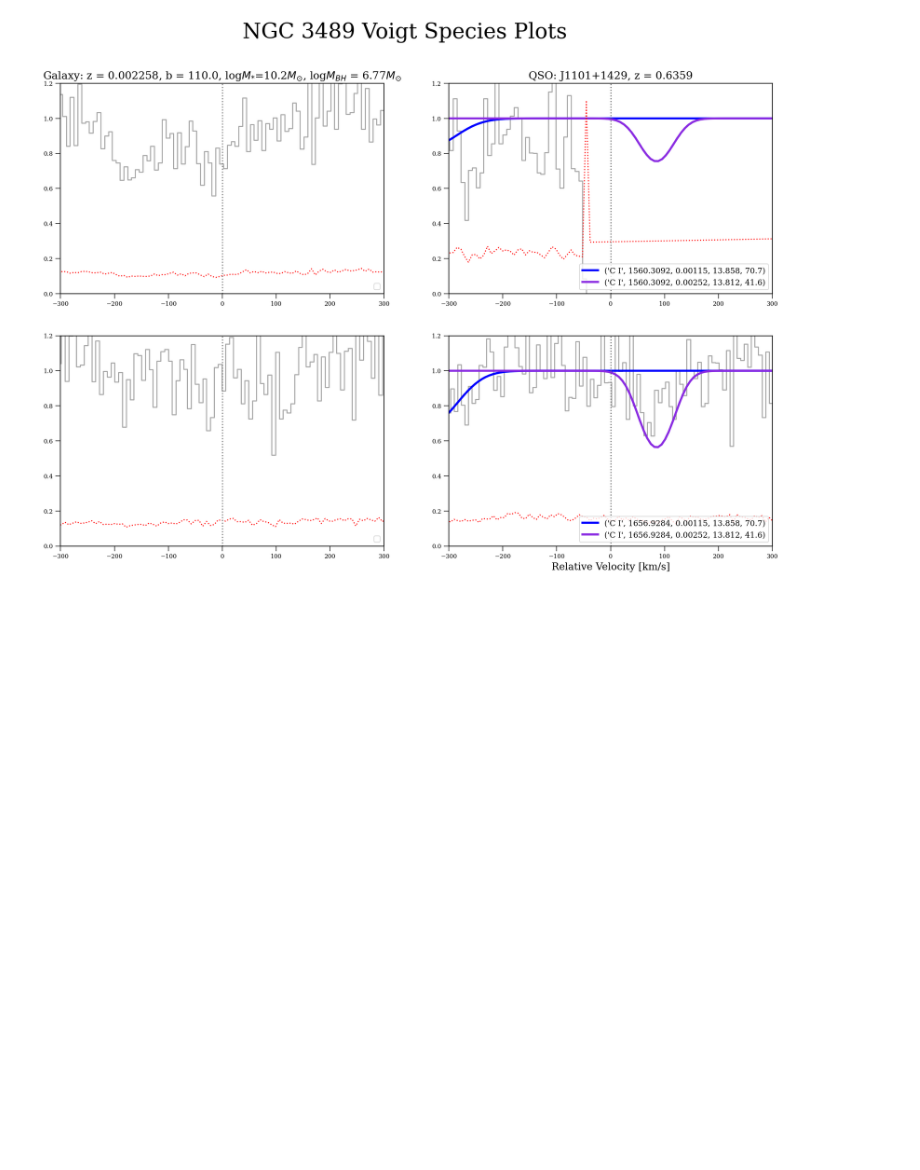
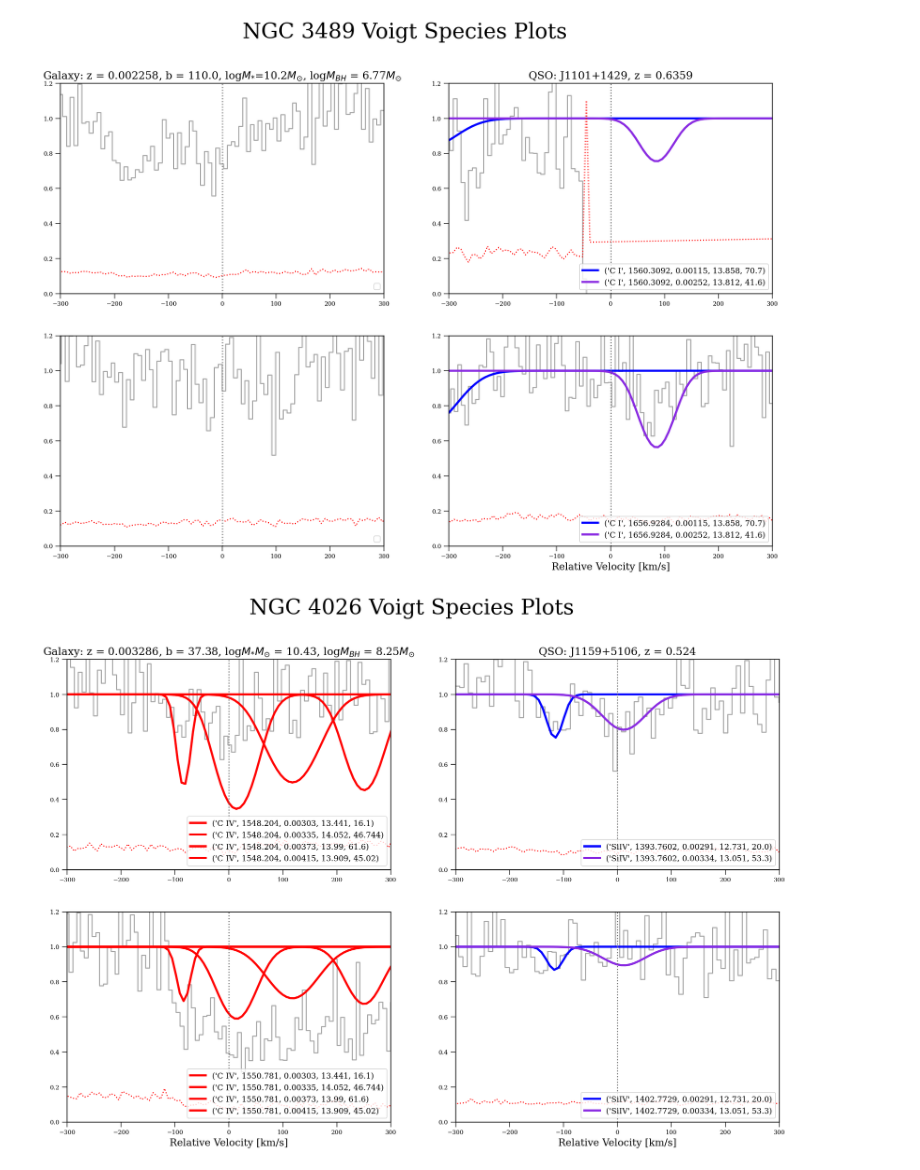
Before and after one commit to samlugarza/COS-Holes, a Jupyter notebook: veeper_and_voigt/VSP.ipynb, the cells around one changed output. Drawn from its saved outputs; the diff is of its cells as text; code cells hidden in the pictures; blank space fills up the shorter version.

Commit message:
plot for J1159: issue w/ fits (go back later)

```diff
--- a/veeper_and_voigt/VSP.ipynb
+++ b/veeper_and_voigt/VSP.ipynb
@@ -140,6 +159,14 @@ b_J1101 = np.array(gal_df_J1101['bval'])
 vel_J1101 = np.array(gal_df_J1101['vel'])
 wav_J1101 = np.array(gal_df_J1101['restwave'])
 
+#J1159 Values
+trans_J1159 = np.array(gal_df_J1159['trans'])
+zsys_J1159 = np.array(gal_df_J1159['zsys'])
+N_J1159 = np.array(gal_df_J1159['col'])
+b_J1159 = np.array(gal_df_J1159['bval'])
+vel_J1159 = np.array(gal_df_J1159['vel'])
+wav_J1159 = np.array(gal_df_J1159['restwave'])
+
 #J1051 Values
 trans_J1051 = np.array(gal_df_J1051['trans'])
 zsys_J1051 = np.array(gal_df_J1051['zsys'])
@@ -160,6 +187,10 @@ ism = LineList('ISM')
 specfile_J1101 = '/Users/samgarza/Dropbox/COS-HolesHSTdata/J1101+1429/J1101+1429_nbin3_jwnorm.fits' #normalized spectra file
 xspec_J1101 = lsio.readspec(specfile_J1101)
 
+#J1159
+specfile_J1159 = '/Users/samgarza/Dropbox/COS-HolesHSTdata/J1159+5106/J1159+5106_nbin3_jwnorm_meth3.fits' #normalized spectra file
+xspec_J1159 = lsio.readspec(specfile_J1159)
+
 #J1051
 specfile_J1051 = '/Users/samgarza/Dropbox/COS-HolesHSTdata/J1051+2805/J1051+2805_nbin3_jwnorm.fits' #normalized spectra file
 xspec_J1051 = lsio.readspec(specfile_J1051)
@@ -209,6 +240,15 @@ for i in range(len(trans_J1101)):
     Voigt_J1101.append(vo)
     Vels_J1101.append(ve)
 
+#J1159
+Voigt_J1159 = []
+Vels_J1159 = []
+
+for i in range(len(trans_J1159)):
+    vo, ve = voigt_species(xspec_J1159, zsys_J1159[i], N_J1159[i], b_J1159[i], wav_J1159[i], LSR_values[1])
+    Voigt_J1159.append(vo)
+    Vels_J1159.append(ve)
+
 #J051
 Voigt_J1051 = []
 Vels_J1051 = []
@@ -252,10 +292,16 @@ for i in range(len(trans_J1101)):
     #Transition, wavelength, redshift, column density, impact parameter
     labels_J1101.append((trans_J1101[i], wav_J1101[i], zsys_J1101[i], N_J1101[i], b_J1101[i]))
 
+#J1159
+labels_J1159 = []
+for i in range(len(trans_J1159)):
+    #Transition, wavelength, redshift, column density, impact parameter
+    labels_J1159.append((trans_J1159[i], wav_J1159[i], zsys_J1159[i], N_J1159[i], b_J1159[i]))
+
 #J1051
 labels_J1051 = []
 for i in range(len(trans_J1051)):
     #Transition, wavelength, redshift, column density, impact parameter
     labels_J1051.append((trans_J1051[i], wav_J1051[i], zsys_J1051[i], N_J1051[i], b_J1051[i]))
-labels_J1101
+labels_J1159
 # %% [output]
@@ -398,3 +496,7 @@ J1101_vsp() #Note I know it looks like there is some absorpt
 No artists with labels found to put in legend.  Note that artists whose label start with an underscore are ignored when legend() is called with no argument.
 No artists with labels found to put in legend.  Note that artists whose label start with an underscore are ignored when legend() is called with no argument.
 [figure]
+# %%
+J1159_vsp()
+# %% [output]
+[figure, added]
```
Also changed, not shown: parts of 6 cells of this notebook.
